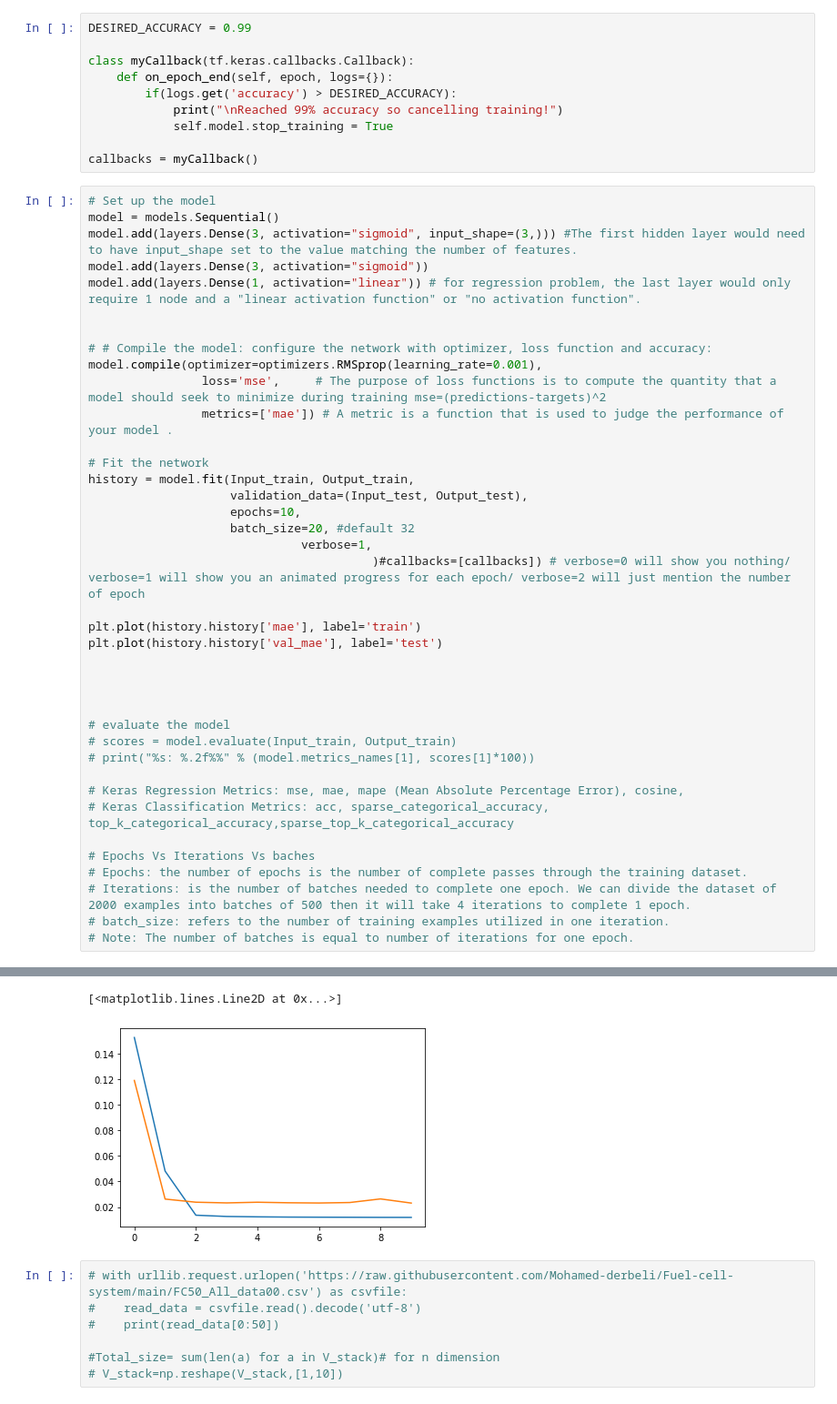
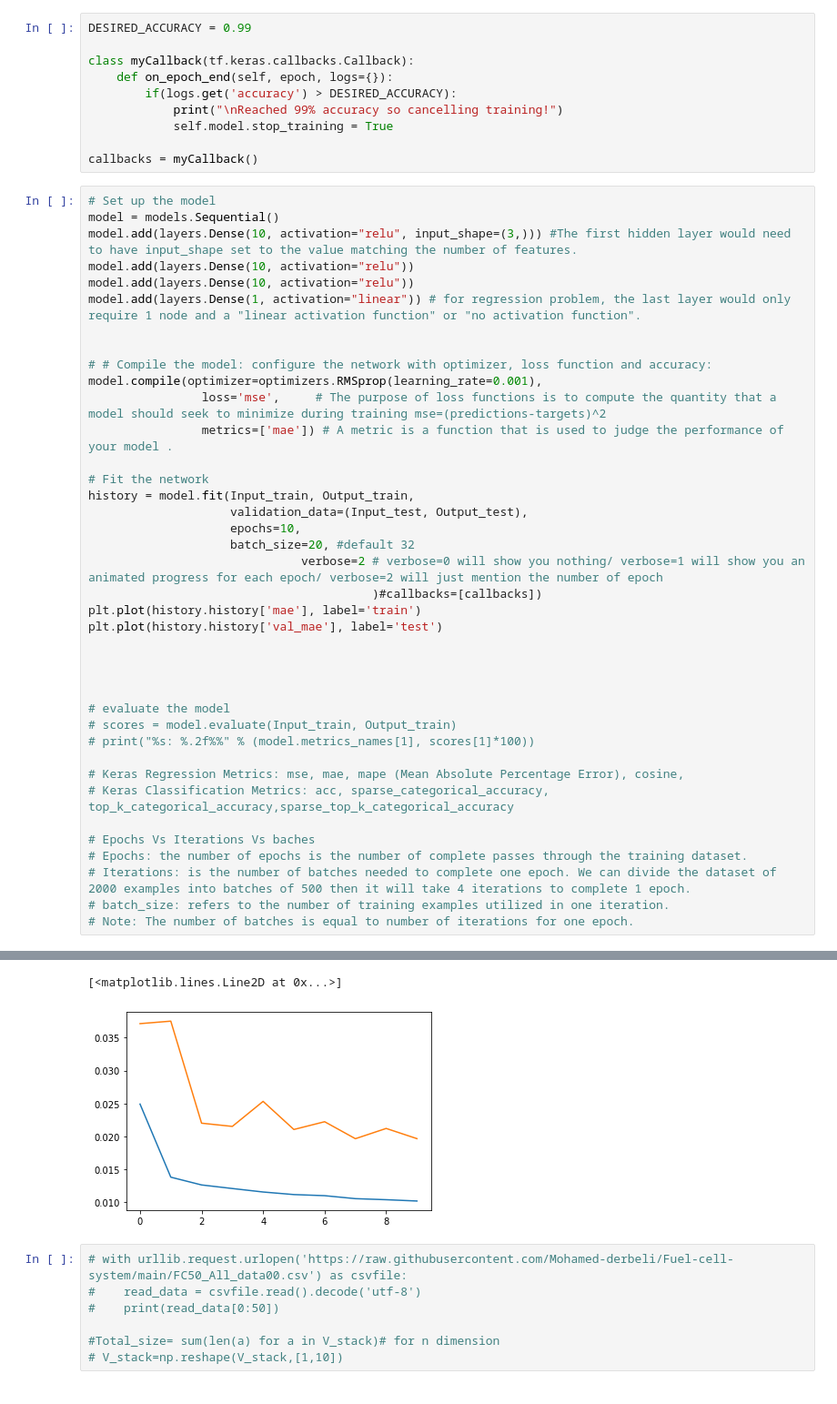
Before and after one commit to Mohamed-derbeli/Application-of-ML-in-a-fuel-cell-system, a Jupyter notebook: Modeling_of_a_Commercial_Heliocentris_PEMFC_System.ipynb, the cells around one changed output, grey strips where cells are left out. Shown at 91% size. Cells and saved outputs as stored; diff of their text form.

```diff
--- a/Modeling_of_a_Commercial_Heliocentris_PEMFC_System.ipynb
+++ b/Modeling_of_a_Commercial_Heliocentris_PEMFC_System.ipynb
@@ -305,8 +305,9 @@ callbacks = myCallback()
 # %%
 # Set up the model
 model = models.Sequential()
-model.add(layers.Dense(3, activation="sigmoid", input_shape=(3,))) #The first hidden layer would need to have input_shape set to the value matching the number of features.
-model.add(layers.Dense(3, activation="sigmoid"))
+model.add(layers.Dense(10, activation="relu", input_shape=(3,))) #The first hidden layer would need to have input_shape set to the value matching the number of features.
+model.add(layers.Dense(10, activation="relu"))
+model.add(layers.Dense(10, activation="relu"))
 model.add(layers.Dense(1, activation="linear")) # for regression problem, the last layer would only require 1 node and a "linear activation function" or "no activation function".
 
 
@@ -320,9 +321,8 @@ history = model.fit(Input_train, Output_train,
                     validation_data=(Input_test, Output_test),
                     epochs=10,
                     batch_size=20, #default 32
-					          verbose=1,
-										)#callbacks=[callbacks]) # verbose=0 will show you nothing/ verbose=1 will show you an animated progress for each epoch/ verbose=2 will just mention the number of epoch
-
+					          verbose=2 # verbose=0 will show you nothing/ verbose=1 will show you an animated progress for each epoch/ verbose=2 will just mention the number of epoch
+										)#callbacks=[callbacks])
 plt.plot(history.history['mae'], label='train')
 plt.plot(history.history['val_mae'], label='test')
 
@@ -365,5 +365,5 @@ Epoch 10/10
 [<matplotlib.lines.Line2D at 0x...>]
-[figure, old version]
+[figure, new version]
 # %%
 # with urllib.request.urlopen('https://raw.githubusercontent.com/Mohamed-derbeli/Fuel-cell-system/main/FC50_All_data00.csv') as csvfile:
 #    read_data = csvfile.read().decode('utf-8')
```
Also changed, not shown: parts of 1 cell of this notebook.
